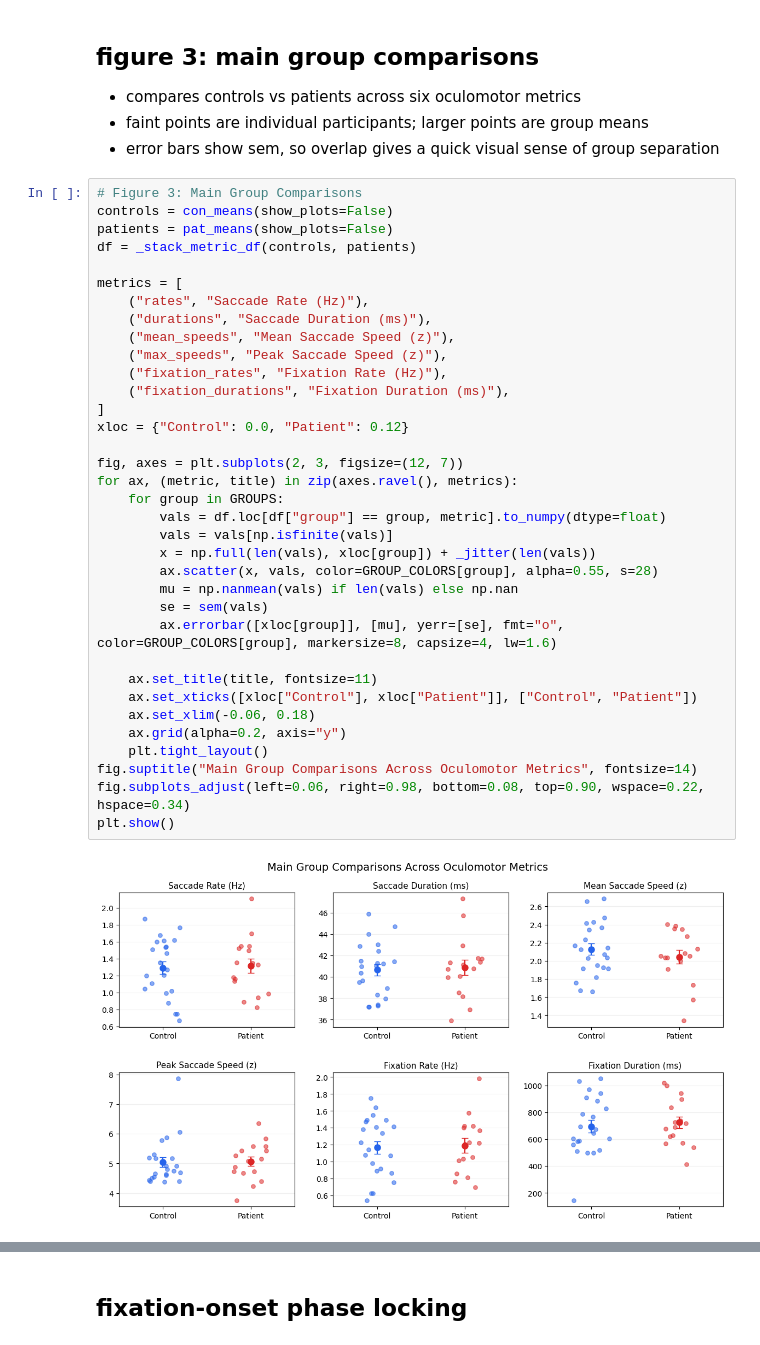
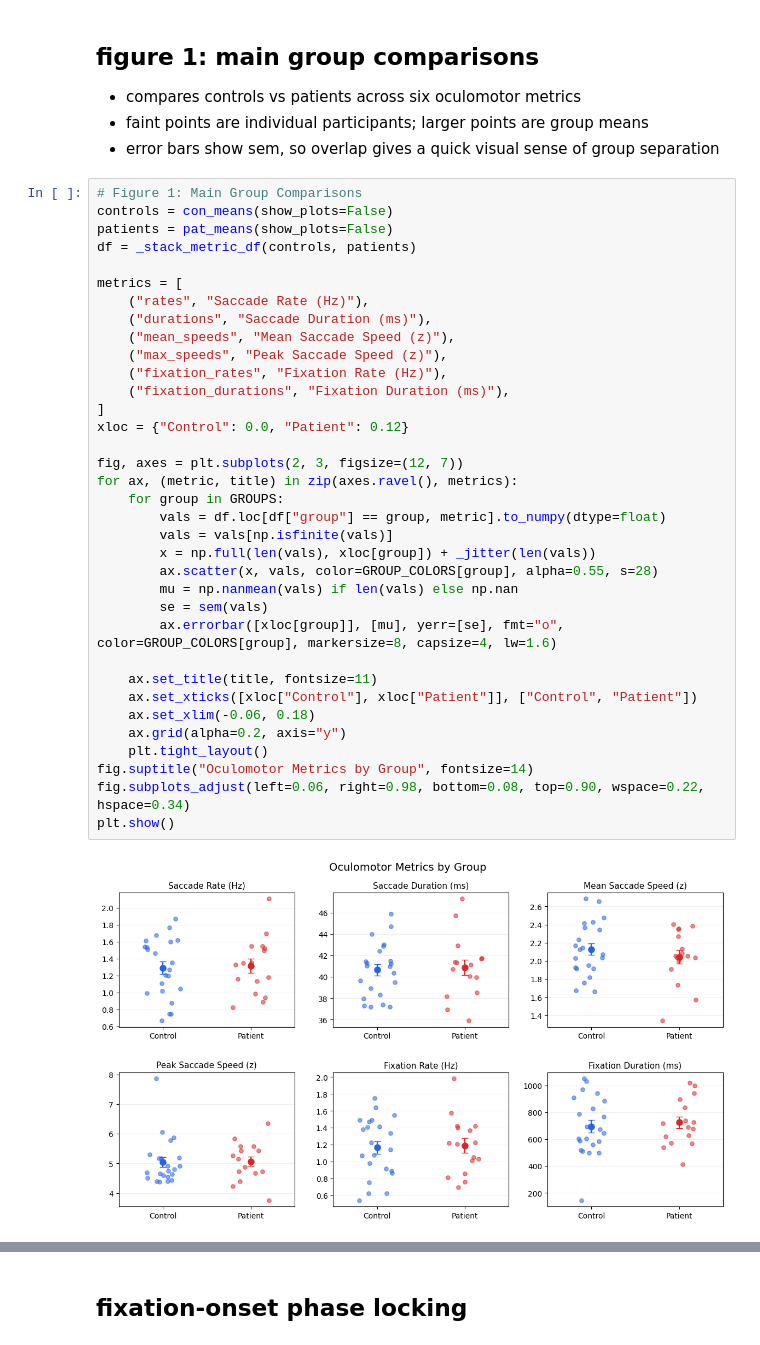
Before and after one commit to anjisuri/lab-project, a Jupyter notebook: results_figs.ipynb, the cells around one changed output, grey strips where cells are left out. Saved outputs shown, nothing was run; the diff lists cells and outputs as text.

Commit message:
updating figures

```diff
--- a/results_figs.ipynb
+++ b/results_figs.ipynb
@@ -128,45 +130,45 @@ def _retention_for_group(group):
             continue
     return pd.DataFrame(results)
 # %% [markdown]
-## figure 3: main group comparisons
+## figure 1: main group comparisons
 - compares controls vs patients across six oculomotor metrics
 - faint points are individual participants; larger points are group means
 - error bars show sem, so overlap gives a quick visual sense of group separation
 # %%
-# Figure 3: Main Group Comparisons
+# Figure 1: Main Group Comparisons
 controls = con_means(show_plots=False)
 patients = pat_means(show_plots=False)
 df = _stack_metric_df(controls, patients)
 
 metrics = [
     ("rates", "Saccade Rate (Hz)"),
     ("durations", "Saccade Duration (ms)"),
     ("mean_speeds", "Mean Saccade Speed (z)"),
     ("max_speeds", "Peak Saccade Speed (z)"),
     ("fixation_rates", "Fixation Rate (Hz)"),
     ("fixation_durations", "Fixation Duration (ms)"),
 ]
 xloc = {"Control": 0.0, "Patient": 0.12}
 
 fig, axes = plt.subplots(2, 3, figsize=(12, 7))
 for ax, (metric, title) in zip(axes.ravel(), metrics):
     for group in GROUPS:
         vals = df.loc[df["group"] == group, metric].to_numpy(dtype=float)
         vals = vals[np.isfinite(vals)]
         x = np.full(len(vals), xloc[group]) + _jitter(len(vals))
         ax.scatter(x, vals, color=GROUP_COLORS[group], alpha=0.55, s=28)
         mu = np.nanmean(vals) if len(vals) else np.nan
         se = sem(vals)
         ax.errorbar([xloc[group]], [mu], yerr=[se], fmt="o", color=GROUP_COLORS[group], markersize=8, capsize=4, lw=1.6)
 
     ax.set_title(title, fontsize=11)
     ax.set_xticks([xloc["Control"], xloc["Patient"]], ["Control", "Patient"])
     ax.set_xlim(-0.06, 0.18)
     ax.grid(alpha=0.2, axis="y")
     plt.tight_layout()
-fig.suptitle("Main Group Comparisons Across Oculomotor Metrics", fontsize=14)
+fig.suptitle("Oculomotor Metrics by Group", fontsize=14)
 fig.subplots_adjust(left=0.06, right=0.98, bottom=0.08, top=0.90, wspace=0.22, hspace=0.34)
 plt.show()
 # %% [output]
-[figure, old version]
+[figure, new version]
 # %% [markdown]
```
Also changed, not shown: parts of 9 cells of this notebook.
